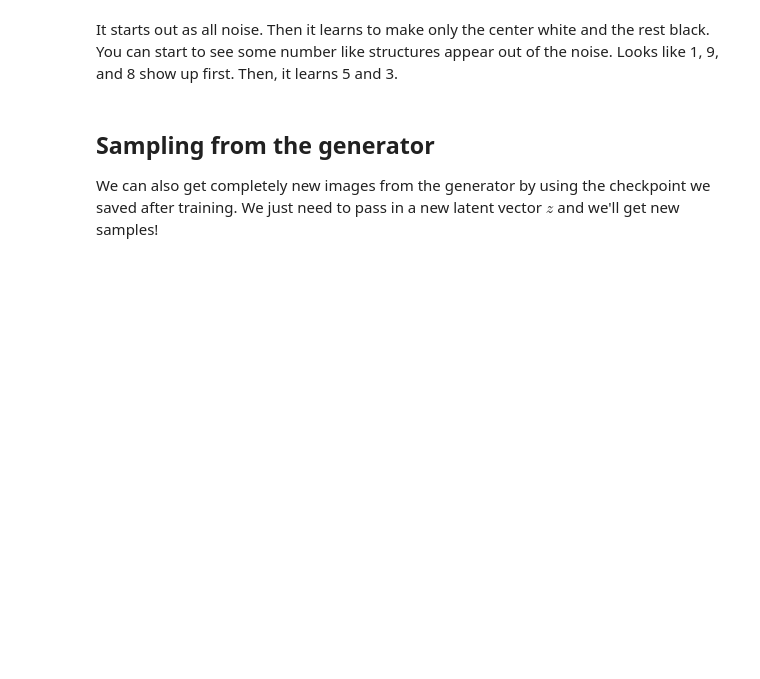
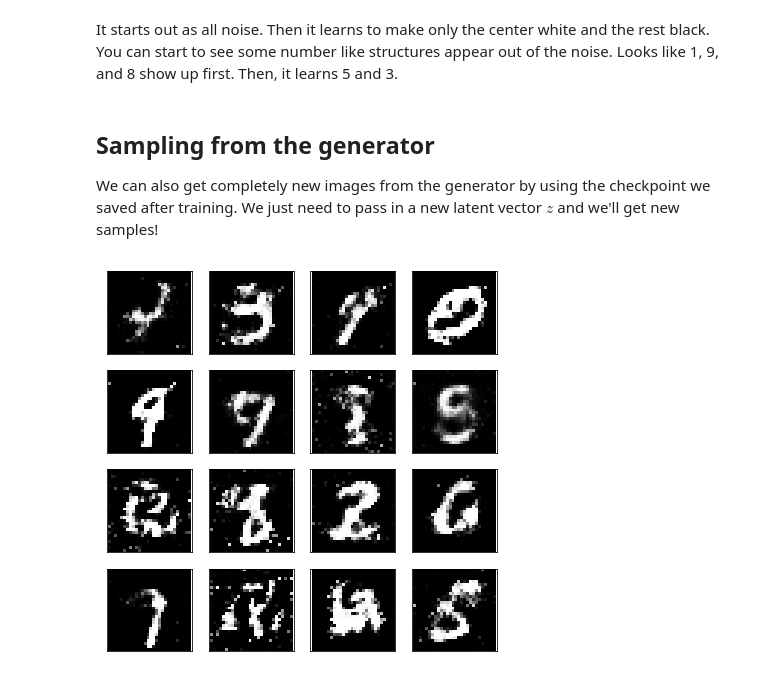
Before and after one commit to tkurfurst/deep-learning, a Jupyter notebook: gan_mnist/Intro_to_GANs_Exercises.ipynb, the cells around one changed output. Cells and saved outputs as stored; diff of their text form; code cells hidden in the pictures; blank space fills up the shorter version.

```diff
--- a/gan_mnist/Intro_to_GANs_Exercises.ipynb
+++ b/gan_mnist/Intro_to_GANs_Exercises.ipynb
@@ -100,7 +100,7 @@ def generator(z, out_dim, n_units=128, reuse=False,  alpha=0.01):
         logits = tf.layers.dense(h1, out_dim, activation=None)
         out = tf.tanh(logits)
 
-        return out, logits
+        return out
 # %% [markdown]
 ## Discriminator
 
@@ -164,7 +164,7 @@ tf.reset_default_graph()
 input_real, input_z = model_inputs(input_size, z_size)
 
 # Generator network here
-g_model, g_logits = generator(input_z, input_size, n_units=g_hidden_size, alpha=alpha)
+g_model = generator(input_z, input_size, n_units=g_hidden_size, alpha=alpha)
 # g_model is the generator output
 
 # Disriminator network here
@@ -196,8 +196,9 @@ d_loss_fake = tf.reduce_mean(tf.nn.sigmoid_cross_entropy_with_logits(logits=d_lo
 
 d_loss = d_loss_real + d_loss_fake
 
+# CHANGE - had smoothing before
 g_loss = tf.reduce_mean(tf.nn.sigmoid_cross_entropy_with_logits(logits=d_logits_fake, \
-    labels=tf.ones_like(d_logits_fake) * (1 - smooth)))
+    labels=tf.ones_like(d_logits_fake))) # had smoothing before
 # %% [markdown]
 ## Optimizers
 
@@ -324,9 +355,11 @@ We can also get completely new images from the generator by using the checkpoint
 # %%
 saver = tf.train.Saver(var_list=g_vars)
 with tf.Session() as sess:
     saver.restore(sess, tf.train.latest_checkpoint('checkpoints'))
     sample_z = np.random.uniform(-1, 1, size=(16, z_size))
     gen_samples = sess.run(
                    generator(input_z, input_size, reuse=True),
                    feed_dict={input_z: sample_z})
-view_samples(0, [gen_samples])
+_ = view_samples(0, [gen_samples])
+# %% [output]
+[figure, added]
```
Also changed, not shown: parts of 5 cells of this notebook, 1 other file.
